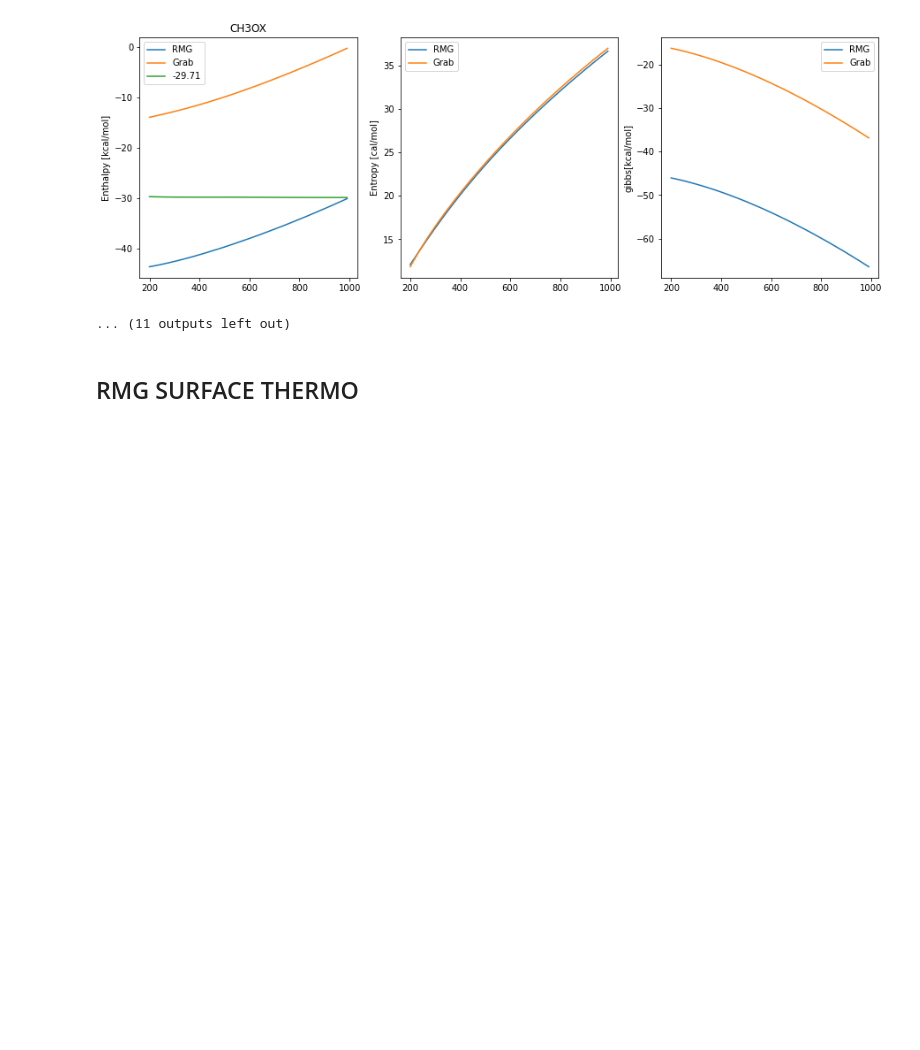
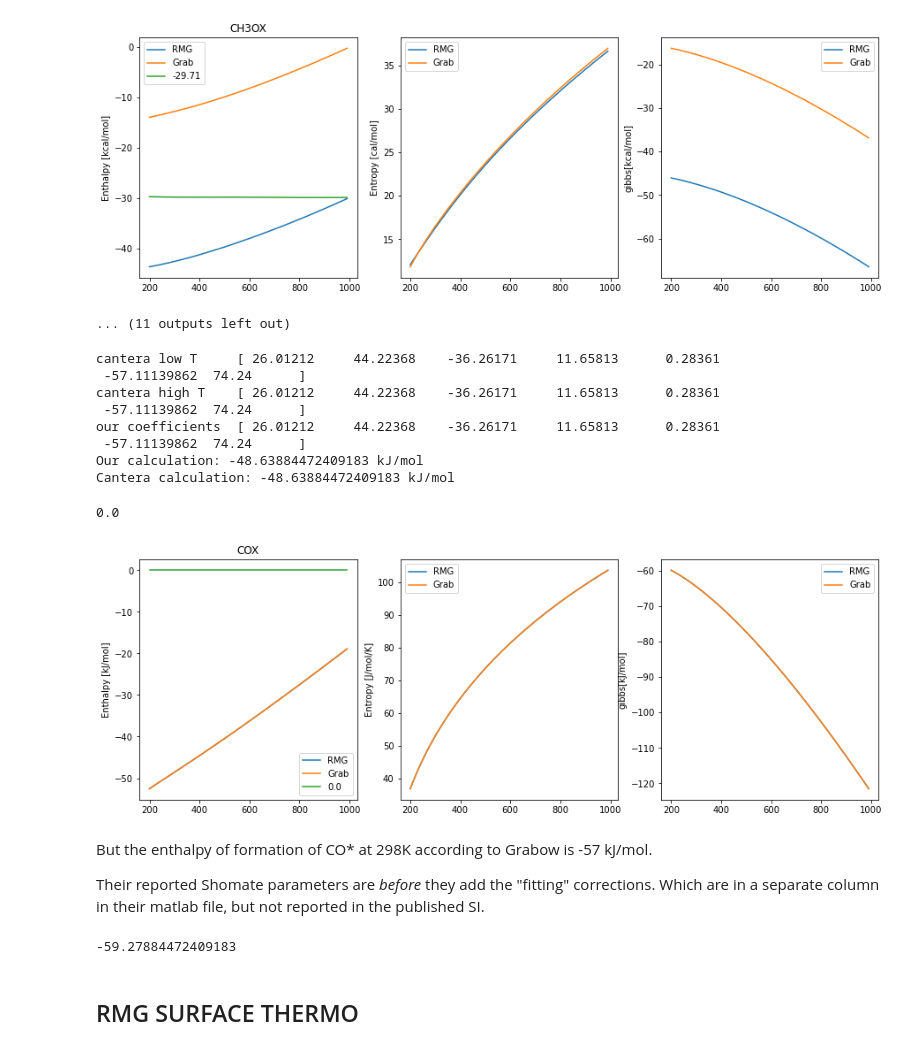
Before and after one commit to comocheng/meOH-analysis, a Jupyter notebook: cantera_simulations/RMG_wDeut/Compare_thermo_kinetics.ipynb, the cells around one changed output. Cells and saved outputs as stored; diff of their text form; code cells hidden in the pictures; blank space fills up the shorter version.

Commit message:
New cell to compare our Shomate with Cantera's

```diff
--- a/cantera_simulations/RMG_wDeut/Compare_thermo_kinetics.ipynb
+++ b/cantera_simulations/RMG_wDeut/Compare_thermo_kinetics.ipynb
@@ -372,6 +372,49 @@ for i in surf_dict.keys():
 [figure]
 [figure]
 ... (11 outputs left out)
+# %%
+# COX
+
+species_name = 'COX'
+
+# Check our parameters are the same
+shomate = surf_grab.species(surf_dict[species_name]).thermo
+print("cantera low T    ", shomate.coeffs[1:8])
+print("cantera high T   ", shomate.coeffs[8:])
+print("our coefficients ", np.array(gas[species_name]))
+
+
+plot_thermo_compare(species_name, surf_dict[species_name], temp_array, surf_RMG, surf_grab)
+
+a,b,c,d,e,f,g = gas[species_name]
+T = 298.15
+t = T/1000.
+H = a*t + b*t*t/2. + c*t*t*t/3. + d*t*t*t*t/4. - e/t + f
+print(f"Our calculation: {H} kJ/mol")
+
+cantera_H = surf_grab.species(surf_dict[species_name]).thermo.h(T)* 1e-6
+print(f"Cantera calculation: {cantera_H} kJ/mol")
+
+H - cantera_H
+# %% [output]
+cantera low T     [ 26.01212     44.22368    -36.26171     11.65813      0.28361
+ -57.11139862  74.24      ]
+cantera high T    [ 26.01212     44.22368    -36.26171     11.65813      0.28361
+ -57.11139862  74.24      ]
+our coefficients  [ 26.01212     44.22368    -36.26171     11.65813      0.28361
+ -57.11139862  74.24      ]
+Our calculation: -48.63884472409183 kJ/mol
+Cantera calculation: -48.63884472409183 kJ/mol
+0.0
+[figure, added]
+# %% [markdown]
+But the enthalpy of formation of CO* at 298K according to Grabow is -57 kJ/mol.
+
+Their reported Shomate parameters are *before* they add the "fitting" corrections. Which are in a separate column in their matlab file, but not reported in the published SI.
+# %%
+H-10.64
+# %% [output]
+-59.27884472409183
 # %% [markdown]
 ## RMG SURFACE THERMO
 # %%
```
